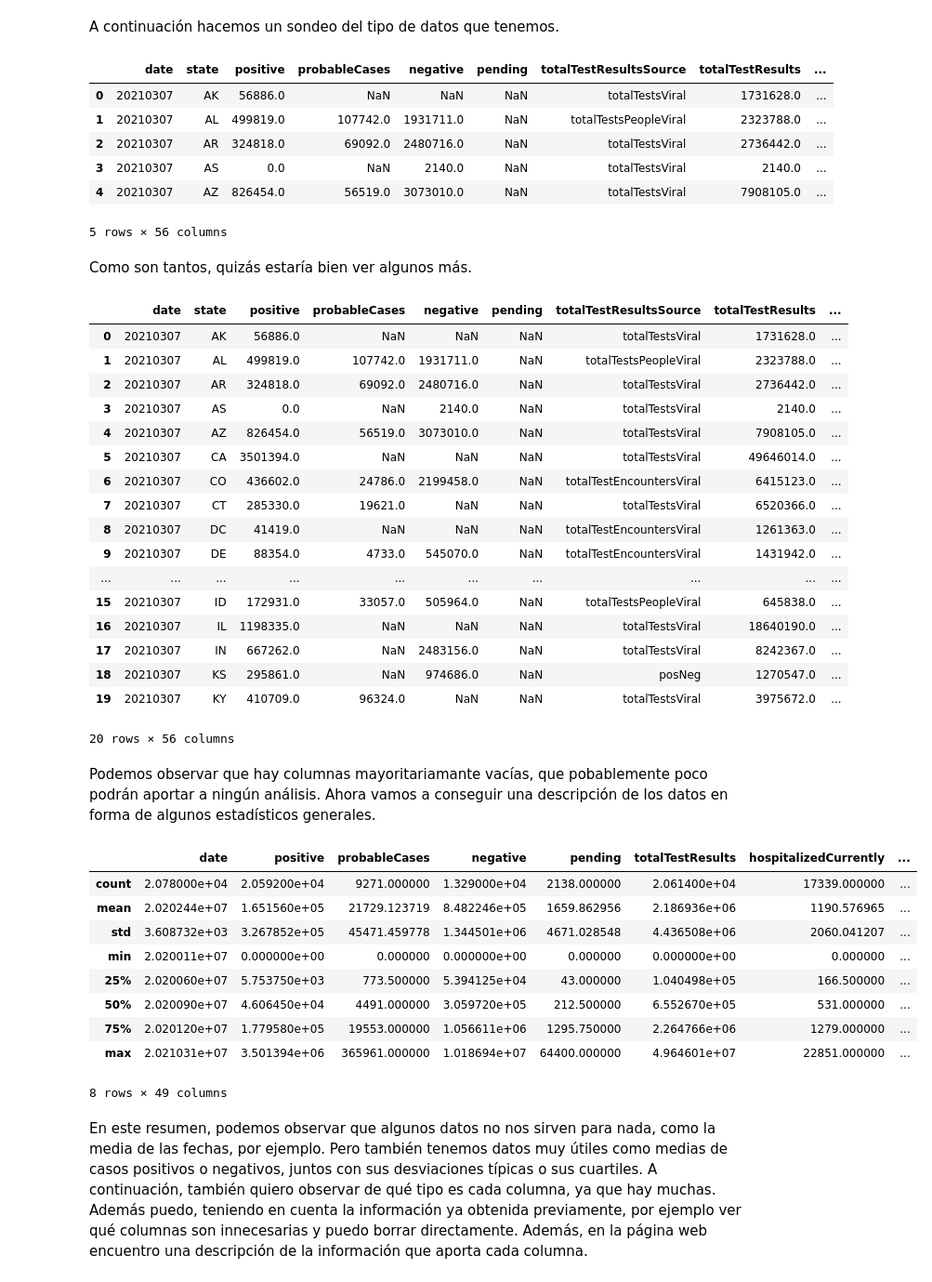
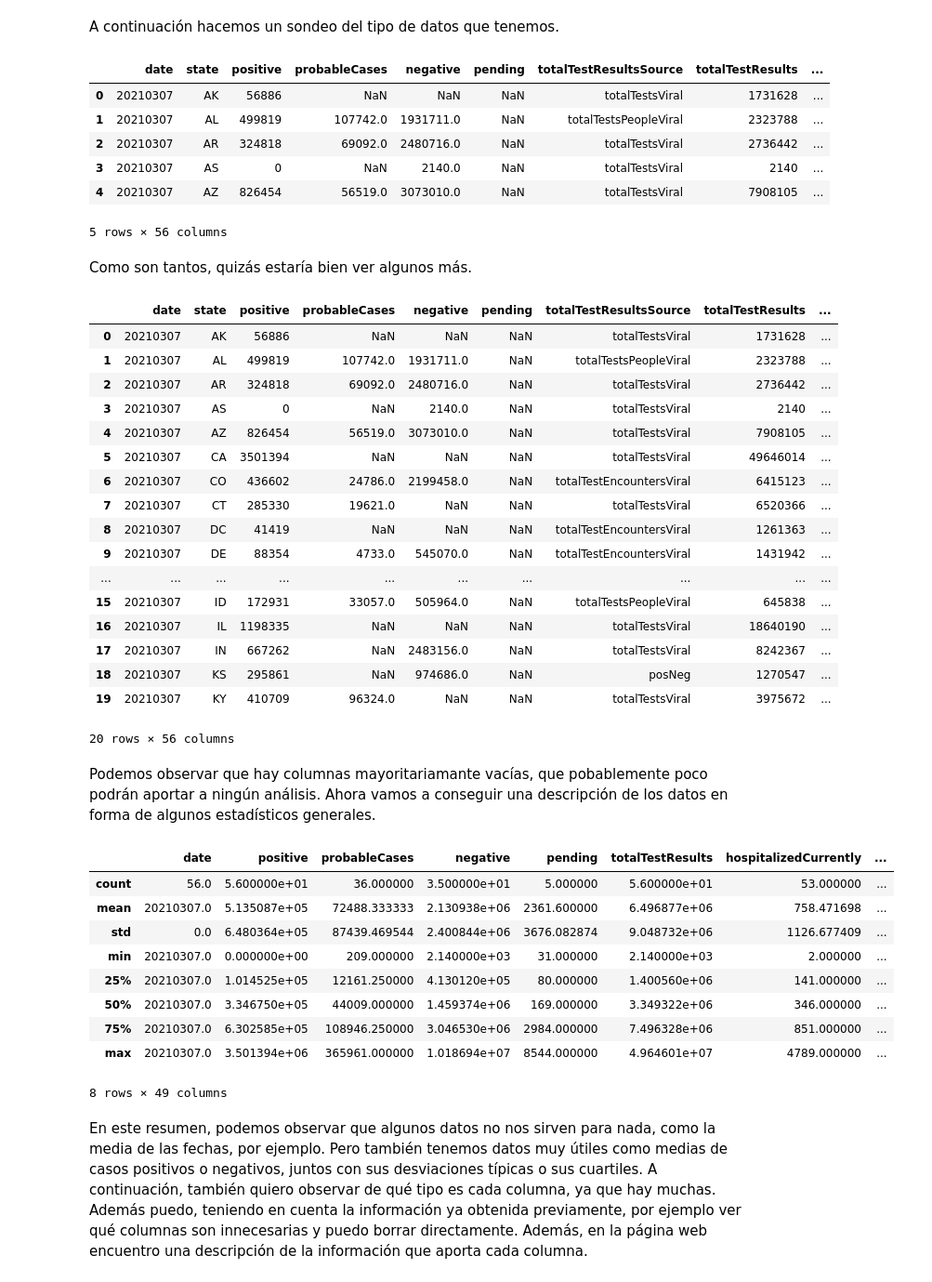
Before and after one commit to AI-School-F5-P3/EDA-Carol, a Jupyter notebook: EDA.ipynb, the cells around one changed output. Shown: that part at 93% size. Drawn from its saved outputs; the diff is of its cells as text; code cells hidden in the pictures.

```diff
--- a/EDA.ipynb
+++ b/EDA.ipynb
@@ -23,54 +23,54 @@ Archivo CSV guardado como 'daily.csv'
 # %% [markdown]
 A continuación hacemos un sondeo del tipo de datos que tenemos.
 # %%
-daily = pd.read_csv('daily.csv')
+df = pd.read_csv('current.csv')
 
-daily.head()
+df.head()
 # %% [output]
 |  | date | state | positive | probableCases | negative | pending | totalTestResultsSource | totalTestResults | ... |
-| 0 | 20210307 | AK | 56886.0 | NaN | NaN | NaN | totalTestsViral | 1731628.0 | ... |
-| 1 | 20210307 | AL | 499819.0 | 107742.0 | 1931711.0 | NaN | totalTestsPeopleViral | 2323788.0 | ... |
-| 2 | 20210307 | AR | 324818.0 | 69092.0 | 2480716.0 | NaN | totalTestsViral | 2736442.0 | ... |
-| 3 | 20210307 | AS | 0.0 | NaN | 2140.0 | NaN | totalTestsViral | 2140.0 | ... |
-| 4 | 20210307 | AZ | 826454.0 | 56519.0 | 3073010.0 | NaN | totalTestsViral | 7908105.0 | ... |
+| 0 | 20210307 | AK | 56886 | NaN | NaN | NaN | totalTestsViral | 1731628 | ... |
+| 1 | 20210307 | AL | 499819 | 107742.0 | 1931711.0 | NaN | totalTestsPeopleViral | 2323788 | ... |
+| 2 | 20210307 | AR | 324818 | 69092.0 | 2480716.0 | NaN | totalTestsViral | 2736442 | ... |
+| 3 | 20210307 | AS | 0 | NaN | 2140.0 | NaN | totalTestsViral | 2140 | ... |
+| 4 | 20210307 | AZ | 826454 | 56519.0 | 3073010.0 | NaN | totalTestsViral | 7908105 | ... |
 5 rows × 56 columns
 # %% [markdown]
 Como son tantos, quizás estaría bien ver algunos más.
 # %%
-daily.head(20)
+df.head(20)
 # %% [output]
 |  | date | state | positive | probableCases | negative | pending | totalTestResultsSource | totalTestResults | ... |
-| 0 | 20210307 | AK | 56886.0 | NaN | NaN | NaN | totalTestsViral | 1731628.0 | ... |
-| 1 | 20210307 | AL | 499819.0 | 107742.0 | 1931711.0 | NaN | totalTestsPeopleViral | 2323788.0 | ... |
-| 2 | 20210307 | AR | 324818.0 | 69092.0 | 2480716.0 | NaN | totalTestsViral | 2736442.0 | ... |
-| 3 | 20210307 | AS | 0.0 | NaN | 2140.0 | NaN | totalTestsViral | 2140.0 | ... |
-| 4 | 20210307 | AZ | 826454.0 | 56519.0 | 3073010.0 | NaN | totalTestsViral | 7908105.0 | ... |
-| 5 | 20210307 | CA | 3501394.0 | NaN | NaN | NaN | totalTestsViral | 49646014.0 | ... |
-| 6 | 20210307 | CO | 436602.0 | 24786.0 | 2199458.0 | NaN | totalTestEncountersViral | 6415123.0 | ... |
-| 7 | 20210307 | CT | 285330.0 | 19621.0 | NaN | NaN | totalTestsViral | 6520366.0 | ... |
-| 8 | 20210307 | DC | 41419.0 | NaN | NaN | NaN | totalTestEncountersViral | 1261363.0 | ... |
-| 9 | 20210307 | DE | 88354.0 | 4733.0 | 545070.0 | NaN | totalTestEncountersViral | 1431942.0 | ... |
+| 0 | 20210307 | AK | 56886 | NaN | NaN | NaN | totalTestsViral | 1731628 | ... |
+| 1 | 20210307 | AL | 499819 | 107742.0 | 1931711.0 | NaN | totalTestsPeopleViral | 2323788 | ... |
+| 2 | 20210307 | AR | 324818 | 69092.0 | 2480716.0 | NaN | totalTestsViral | 2736442 | ... |
+| 3 | 20210307 | AS | 0 | NaN | 2140.0 | NaN | totalTestsViral | 2140 | ... |
+| 4 | 20210307 | AZ | 826454 | 56519.0 | 3073010.0 | NaN | totalTestsViral | 7908105 | ... |
+| 5 | 20210307 | CA | 3501394 | NaN | NaN | NaN | totalTestsViral | 49646014 | ... |
+| 6 | 20210307 | CO | 436602 | 24786.0 | 2199458.0 | NaN | totalTestEncountersViral | 6415123 | ... |
+| 7 | 20210307 | CT | 285330 | 19621.0 | NaN | NaN | totalTestsViral | 6520366 | ... |
+| 8 | 20210307 | DC | 41419 | NaN | NaN | NaN | totalTestEncountersViral | 1261363 | ... |
+| 9 | 20210307 | DE | 88354 | 4733.0 | 545070.0 | NaN | totalTestEncountersViral | 1431942 | ... |
 | ... | ... | ... | ... | ... | ... | ... | ... | ... | ... |
-| 15 | 20210307 | ID | 172931.0 | 33057.0 | 505964.0 | NaN | totalTestsPeopleViral | 645838.0 | ... |
-| 16 | 20210307 | IL | 1198335.0 | NaN | NaN | NaN | totalTestsViral | 18640190.0 | ... |
-| 17 | 20210307 | IN | 667262.0 | NaN | 2483156.0 | NaN | totalTestsViral | 8242367.0 | ... |
-| 18 | 20210307 | KS | 295861.0 | NaN | 974686.0 | NaN | posNeg | 1270547.0 | ... |
-| 19 | 20210307 | KY | 410709.0 | 96324.0 | NaN | NaN | totalTestsViral | 3975672.0 | ... |
+| 15 | 20210307 | ID | 172931 | 33057.0 | 505964.0 | NaN | totalTestsPeopleViral | 645838 | ... |
+| 16 | 20210307 | IL | 1198335 | NaN | NaN | NaN | totalTestsViral | 18640190 | ... |
+| 17 | 20210307 | IN | 667262 | NaN | 2483156.0 | NaN | totalTestsViral | 8242367 | ... |
+| 18 | 20210307 | KS | 295861 | NaN | 974686.0 | NaN | posNeg | 1270547 | ... |
+| 19 | 20210307 | KY | 410709 | 96324.0 | NaN | NaN | totalTestsViral | 3975672 | ... |
 20 rows × 56 columns
 # %% [markdown]
 Podemos observar que hay columnas mayoritariamante vacías, que pobablemente poco podrán aportar a ningún análisis. Ahora vamos a conseguir una descripción de los datos en forma de algunos estadísticos generales.
 # %%
-daily.describe()
+df.describe()
 # %% [output]
 |  | date | positive | probableCases | negative | pending | totalTestResults | hospitalizedCurrently | ... |
-| count | 2.078000e+04 | 2.059200e+04 | 9271.000000 | 1.329000e+04 | 2138.000000 | 2.061400e+04 | 17339.000000 | ... |
-| mean | 2.020244e+07 | 1.651560e+05 | 21729.123719 | 8.482246e+05 | 1659.862956 | 2.186936e+06 | 1190.576965 | ... |
-| std | 3.608732e+03 | 3.267852e+05 | 45471.459778 | 1.344501e+06 | 4671.028548 | 4.436508e+06 | 2060.041207 | ... |
-| min | 2.020011e+07 | 0.000000e+00 | 0.000000 | 0.000000e+00 | 0.000000 | 0.000000e+00 | 0.000000 | ... |
-| 25% | 2.020060e+07 | 5.753750e+03 | 773.500000 | 5.394125e+04 | 43.000000 | 1.040498e+05 | 166.500000 | ... |
-| 50% | 2.020090e+07 | 4.606450e+04 | 4491.000000 | 3.059720e+05 | 212.500000 | 6.552670e+05 | 531.000000 | ... |
-| 75% | 2.020120e+07 | 1.779580e+05 | 19553.000000 | 1.056611e+06 | 1295.750000 | 2.264766e+06 | 1279.000000 | ... |
-| max | 2.021031e+07 | 3.501394e+06 | 365961.000000 | 1.018694e+07 | 64400.000000 | 4.964601e+07 | 22851.000000 | ... |
+| count | 56.0 | 5.600000e+01 | 36.000000 | 3.500000e+01 | 5.000000 | 5.600000e+01 | 53.000000 | ... |
+| mean | 20210307.0 | 5.135087e+05 | 72488.333333 | 2.130938e+06 | 2361.600000 | 6.496877e+06 | 758.471698 | ... |
+| std | 0.0 | 6.480364e+05 | 87439.469544 | 2.400844e+06 | 3676.082874 | 9.048732e+06 | 1126.677409 | ... |
+| min | 20210307.0 | 0.000000e+00 | 209.000000 | 2.140000e+03 | 31.000000 | 2.140000e+03 | 2.000000 | ... |
+| 25% | 20210307.0 | 1.014525e+05 | 12161.250000 | 4.130120e+05 | 80.000000 | 1.400560e+06 | 141.000000 | ... |
+| 50% | 20210307.0 | 3.346750e+05 | 44009.000000 | 1.459374e+06 | 169.000000 | 3.349322e+06 | 346.000000 | ... |
+| 75% | 20210307.0 | 6.302585e+05 | 108946.250000 | 3.046530e+06 | 2984.000000 | 7.496328e+06 | 851.000000 | ... |
+| max | 20210307.0 | 3.501394e+06 | 365961.000000 | 1.018694e+07 | 8544.000000 | 4.964601e+07 | 4789.000000 | ... |
 8 rows × 49 columns
 # %% [markdown]
 En este resumen, podemos observar que algunos datos no nos sirven para nada, como la media de las fechas, por ejemplo. Pero también tenemos datos muy útiles como medias de casos positivos o negativos, juntos con sus desviaciones típicas o sus cuartiles. A continuación, también quiero observar de qué tipo es cada columna, ya que hay muchas. Además puedo, teniendo en cuenta la información ya obtenida previamente, por ejemplo ver qué columnas son innecesarias y puedo borrar directamente. Además, en la página web encuentro una descripción de la información que aporta cada columna.
```
Also changed, not shown: parts of 10 cells of this notebook, 3 other files.
